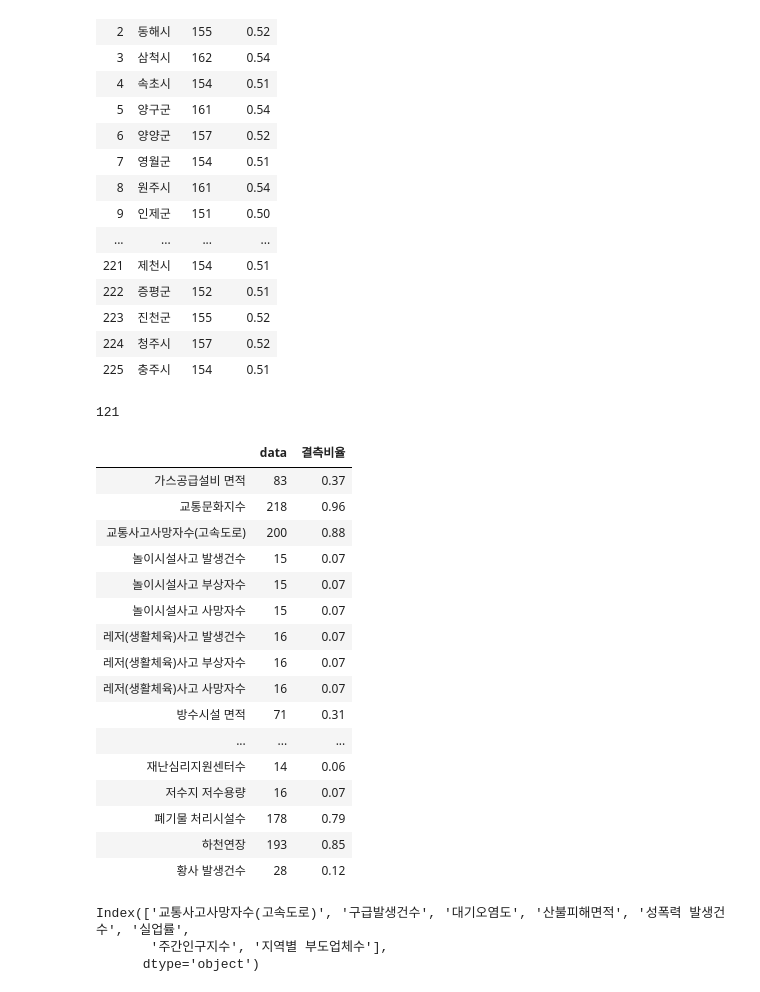
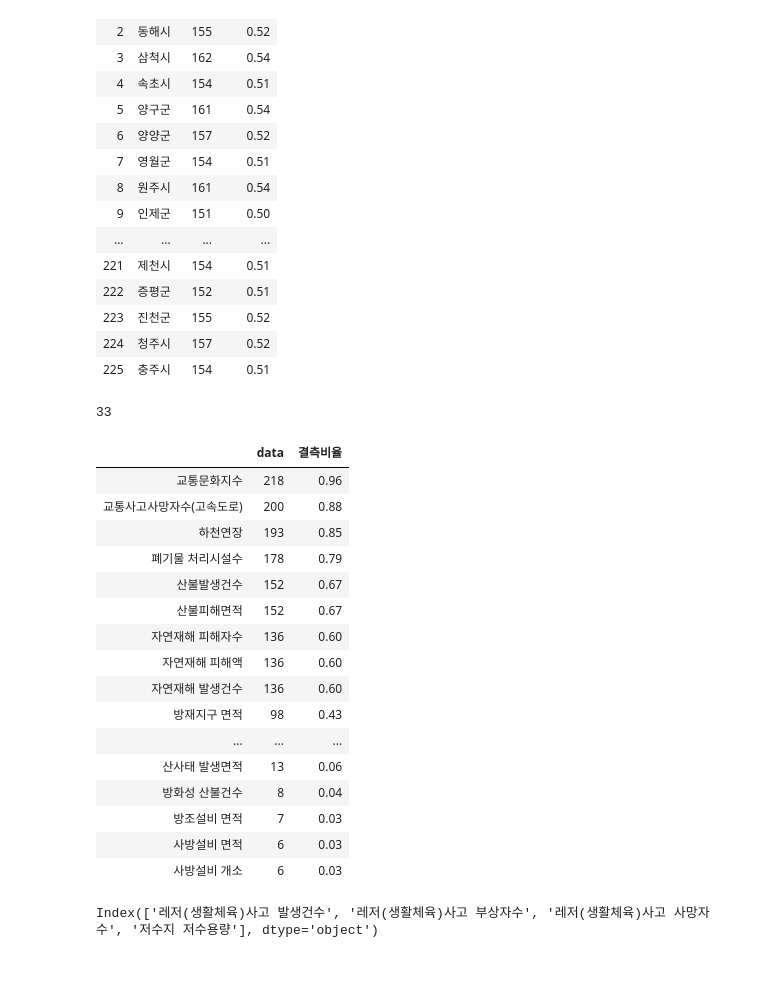
Before and after one commit to gloryle/ARTISTS, a Jupyter notebook: 1114_jy_결측치위치확인_sigungu.ipynb, the cells around one changed output. Saved outputs shown, nothing was run; the diff lists cells and outputs as text; code cells hidden in the pictures.

```diff
--- a/1114_jy_결측치위치확인_sigungu.ipynb
+++ b/1114_jy_결측치위치확인_sigungu.ipynb
@@ -9,11 +9,9 @@ import seaborn as sns
 
 from sklearn.ensemble import RandomForestClassifier
 path = './data/'
-pd.options.display.max_rows = 150
-pd.options.display.max_columns = 350
 plt.rc('font',family='Malgun Gothic')
 plt.rcParams['axes.unicode_minus'] = False
-
+pd.options.display.max_columns = 350
 pd.options.display.max_rows = 999
 # %%
 sigungu = pd.read_csv(path+'시군구별지역안전지표_2015.csv', encoding='cp949')
@@ -75,6 +55,6 @@ sigungu_name_scaled = pd.concat([sigungu_name,sigungu_x_scaled],axis=1)
 # %%
-sigungu_nullax1 = pd.DataFrame(data = sigungu_x_scaled.notnull().sum(axis=0), columns={'data'} )
-sigungu_nullax1['결측비율']=round(sigungu_nullax1.data/(len(sigungu_x_scaled)),2)
+sigungu_nullax1 = pd.DataFrame(data = sigungu_x.notnull().sum(axis=0), columns={'data'} )
+sigungu_nullax1['결측비율']=round(sigungu_nullax1.data/(len(sigungu_x)),2)
 # sido_nullax1.reset_index(inplace=True)
 sigungu_nullax1
 #모든 시도에 대해 NaN인 열은 삭제한다.data가 0인경우 dropna(how='all')
@@ -126,32 +106,30 @@ len(sigungu_nullax1.loc[(sigungu_nullax1.결측비율==0)])
 len(sigungu_nullax1.loc[(sigungu_nullax1.결측비율==1)])
 len(sigungu_nullax1.loc[(sigungu_nullax1.결측비율!=0)&(sigungu_nullax1.결측비율!=1)])
 # %% [output]
-121
+33
 # %%
 df = sigungu_nullax1.loc[(sigungu_nullax1.결측비율!=0)&(sigungu_nullax1.결측비율!=1)]
-# %%
-df
-# %% [output]
-|  | data | 결측비율 |
-| 가스공급설비 면적 | 83 | 0.37 |
-| 교통문화지수 | 218 | 0.96 |
-| 교통사고사망자수(고속도로) | 200 | 0.88 |
-| 놀이시설사고 발생건수 | 15 | 0.07 |
-| 놀이시설사고 부상자수 | 15 | 0.07 |
-| 놀이시설사고 사망자수 | 15 | 0.07 |
-| 레저(생활체육)사고 발생건수 | 16 | 0.07 |
-| 레저(생활체육)사고 부상자수 | 16 | 0.07 |
-| 레저(생활체육)사고 사망자수 | 16 | 0.07 |
-| 방수시설 면적 | 71 | 0.31 |
-| ... | ... | ... |
-| 재난심리지원센터수 | 14 | 0.06 |
-| 저수지 저수용량 | 16 | 0.07 |
-| 폐기물 처리시설수 | 178 | 0.79 |
-| 하천연장 | 193 | 0.85 |
-| 황사 발생건수 | 28 | 0.12 |
+# %%
+df.sort_values(by='data',ascending=False)
+# %% [output]
+|  | data | 결측비율 |
+| 교통문화지수 | 218 | 0.96 |
+| 교통사고사망자수(고속도로) | 200 | 0.88 |
+| 하천연장 | 193 | 0.85 |
+| 폐기물 처리시설수 | 178 | 0.79 |
+| 산불발생건수 | 152 | 0.67 |
+| 산불피해면적 | 152 | 0.67 |
+| 자연재해 피해자수 | 136 | 0.60 |
+| 자연재해 피해액 | 136 | 0.60 |
+| 자연재해 발생건수 | 136 | 0.60 |
+| 방재지구 면적 | 98 | 0.43 |
+| ... | ... | ... |
+| 산사태 발생면적 | 13 | 0.06 |
+| 방화성 산불건수 | 8 | 0.04 |
+| 방조설비 면적 | 7 | 0.03 |
+| 사방설비 면적 | 6 | 0.03 |
+| 사방설비 개소 | 6 | 0.03 |
 # %%
 df.loc[df.data==16].index
 # %% [output]
-Index(['교통사고사망자수(고속도로)', '구급발생건수', '대기오염도', '산불피해면적', '성폭력 발생건수', '실업률',
-       '주간인구지수', '지역별 부도업체수'],
-      dtype='object')
+Index(['레저(생활체육)사고 발생건수', '레저(생활체육)사고 부상자수', '레저(생활체육)사고 사망자수', '저수지 저수용량'], dtype='object')
```
Also changed, not shown: parts of 35 cells of this notebook, 1 other file.
